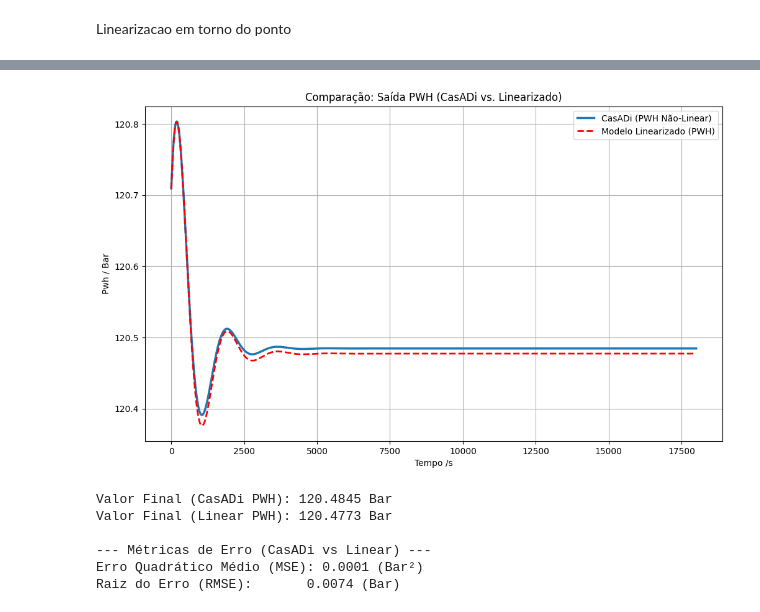
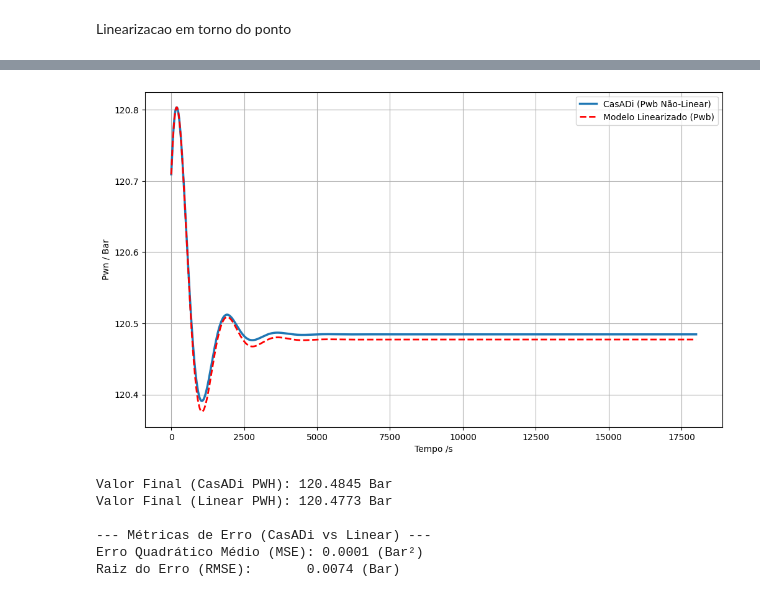
Before and after one commit to niczinha/mpc-talvez, a Jupyter notebook: Controle_sistema_como_ode.ipynb, the cells around one changed output, grey strips where cells are left out. Cells and saved outputs as stored; diff of their text form; code cells hidden in the pictures.

```diff
--- a/Controle_sistema_como_ode.ipynb
+++ b/Controle_sistema_como_ode.ipynb
@@ -411,61 +264,49 @@ import matplotlib.pyplot as plt
 import pandas as pd
 from sklearn.metrics import mean_squared_error # <-- Importa a função MSE
 
-# ==============================================================================
-# BLOCO 1: DEFINIÇÃO DOS PONTOS DE EQUILÍBRIO (Como antes)
-# ==============================================================================
-# (Garantir que X_eq_vals, U_eq_vals, e Y_eq (Numpy) existem)
-# X_eq_vals = np.array([1713.946, 424.3868, 4454.146])
-# U_eq_vals = np.array([1.2, 0.8, 0.01])
-# Y_eq = np.array([12070920.34811223])
-# A, B, C, D (matrizes Numpy)
 
-# ==============================================================================
-# BLOCO 2: PARÂMETROS DA SIMULAÇÃO (CENÁRIO) - ATUALIZADO
-# ==============================================================================
-# --- Vetor de Tempo ---
+
+X_eq_vals = np.array([
+    1713.946,    # mean_x1 (Equilíbrio do Estado 1)
+    424.3868,    # mean_x2 (Equilíbrio do Estado 2)
+    4454.146     # mean_x3 (Equilíbrio do Estado 3)
+])
+
+# U_eq_vals = [w_inj, u1, GOR]
+U_eq_vals = np.array([
+    1.2,     # w_inj (Equilíbrio da Entrada 1)
+    0.8,     # u1    (Equilíbrio da Entrada 2)
+    0.01     # GOR   (Equilíbrio da Entrada 3)
+])
+
 t0, tf, dt = 0, 18000, 1
 t = np.arange(t0, tf, dt)
 t_pontos = len(t)
 
-# --- Cenário Absoluto (para CasADi) ---
+
 y0 = X_eq_vals
 z0_vals = np.array([
     7183839.554, 2991744.663, 7138588.549, 12043588.55,
     1.90714269, 14.13695208, 33.43556308, 2.911066071,
     30.52449701, 0.141369521, 281.8106616, 80.37817471
 ])
-# Valores das Entradas (Perturbação)
+
 w_inj = 1.24
 u1 = 0.8
 GOR = 0.01
 params = np.array([w_inj, u1, GOR])
 
 
-# ==============================================================================
-# BLOCO 3: SIMULAÇÃO DO MODELO NÃO-LINEAR (CasADi) - ATUALIZADO
-# ==============================================================================
-print("Iniciando simulação CasADi (Não-Linear)...")
-print(f"  Iniciando CasADi de y0 = {y0}")
-try:
-    integrador, modelo = fun_integrador(dt=1)
-    results_casadi = simular_2(integrador, modelo, params, y0, z0_vals, t)
-    print("Simulação CasADi concluída.")
 
-    # Extrai o Pwb (em Pascals)
-    y_casadi_pwh_pa = results_casadi['Pwb']
+integrador, modelo = fun_integrador(dt=1)
+results_casadi = simular_2(integrador, modelo, params, y0, z0_vals, t)
+print("Simulação CasADi concluída.")
 
-except NameError as e:
-    print(f"[ERRO] Função CasADi não definida: {e}")
-    y_casadi_pwh_pa = None
-except KeyError as e:
-    print(f"[ERRO] Não encontrei a chave {e} no dicionário 'results_casadi'.")
-    y_casadi_pwh_pa = None
+# Extrai o Pwb (em Pascals)
+y_casadi_pwh_pa = results_casadi['Pwb']
 
 
-# ==============================================================================
-# BLOCO 4: SIMULAÇÃO DO MODELO LINEARIZADO (lsim) - ATUALIZADO
-# ==============================================================================
+
 print("Iniciando simulação Scipy (Linearizada)...")
 
 # 1. Desvio da Entrada (u' = u - u_eq)
@@ -488,40 +329,33 @@ t_out, y_out_desvio, x_out = signal.lsim(sistema_lti_tuple,
                                         t,
                                         X0=x0_desvio)
 
-# 5. Calcular a SAÍDA PWH Linearizada Absoluta (em Bar)
+
 y_abs_pa = y_out_desvio + Y_eq[0]
 
-# --- CORREÇÃO DO BUG ---
-# Converter de Pa para Bar (1 Bar = 1e5 Pa)
+
 y_linear_pwh_bar = y_abs_pa / 100000.0
-# -----------------------
+
 
 print("Simulação Linearizada concluída.")
 
 
-# ==============================================================================
-# BLOCO 5: PLOTAGEM COMPARATIVA (PWH vs PWH)
-# ==============================================================================
 plt.figure(figsize=(12, 7))
 y_casadi_pwh_bar = None # Inicializa a variável
 
-# Plotar o resultado do CasADi (Não-Linear)
+
 if y_casadi_pwh_pa is not None:
 
-    # --- CORREÇÃO DO BUG ---
-    # Converter a PWH não-linear (que está em Pa) para Bar
     y_casadi_pwh_bar = y_casadi_pwh_pa / 100000.0
-    # -----------------------
 
-    plt.plot(t, y_casadi_pwh_bar, label='CasADi (PWH Não-Linear)', linewidth=2.5)
+    plt.plot(t, y_casadi_pwh_bar, label='CasADi (Pwb Não-Linear)', linewidth=2.5)
 
 # Plotar o resultado do LTI (Linearizado)
-plt.plot(t, y_linear_pwh_bar.flatten(), label='Modelo Linearizado (PWH)',
+plt.plot(t, y_linear_pwh_bar.flatten(), label='Modelo Linearizado (Pwb)',
          linestyle='--', color='r', linewidth=2)
 
-plt.title('Comparação: Saída PWH (CasADi vs. Linearizado)')
+
 plt.xlabel('Tempo /s')
-plt.ylabel('Pwh / Bar')
+plt.ylabel('Pwn / Bar')
 plt.legend()
 plt.grid(True)
 plt.show()
@@ -531,11 +365,8 @@ if y_casadi_pwh_bar is not None:
     print(f"\nValor Final (CasADi PWH): {y_casadi_pwh_bar[-1]:.4f} Bar")
 print(f"Valor Final (Linear PWH): {y_linear_pwh_bar[-1]:.4f} Bar")
 
-# ==============================================================================
-# BLOCO 6: CÁLCULO DO ERRO QUADRÁTICO MÉDIO (MSE)
-# ==============================================================================
 
-# Verifica se a simulação CasADi (verdade) funcionou
+
 if y_casadi_pwh_bar is not None:
     # y_true: O modelo "verdadeiro" (CasADi)
     y_true = y_casadi_pwh_bar # Já é (N,) e está em Bar
@@ -561,10 +390,10 @@ Iniciando simulação CasADi (Não-Linear)...
 Simulação CasADi concluída.
 Iniciando simulação Scipy (Linearizada)...
   Tempo: t=0 a t=18000
   Desvio de Entrada (u'): [0.04 0.   0.  ]
   Desvio Inicial (x0'): [0. 0. 0.]
 Simulação Linearizada concluída.
-[figure, old version]
+[figure, new version]
 Valor Final (CasADi PWH): 120.4845 Bar
 Valor Final (Linear PWH): 120.4773 Bar
 
```
Also changed, not shown: parts of 2 cells of this notebook, 1 other file.
